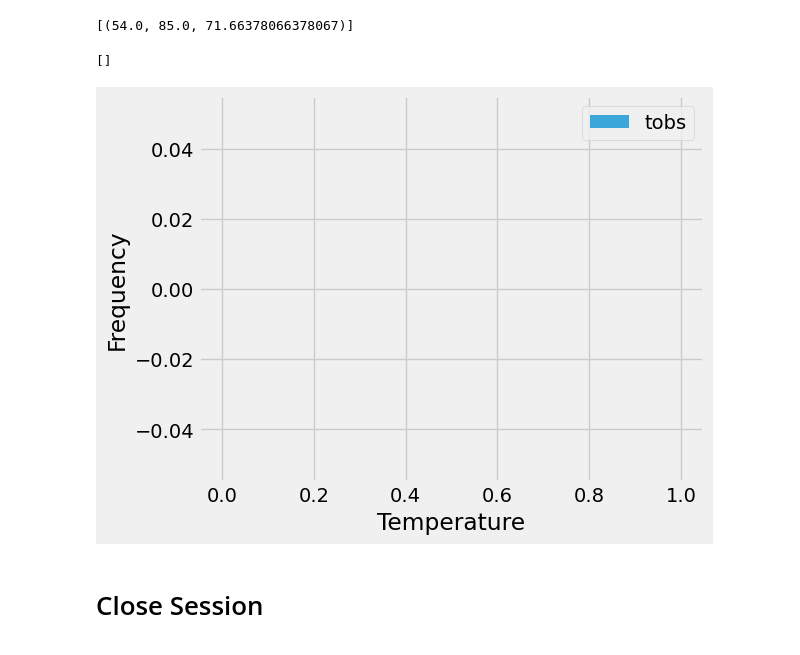
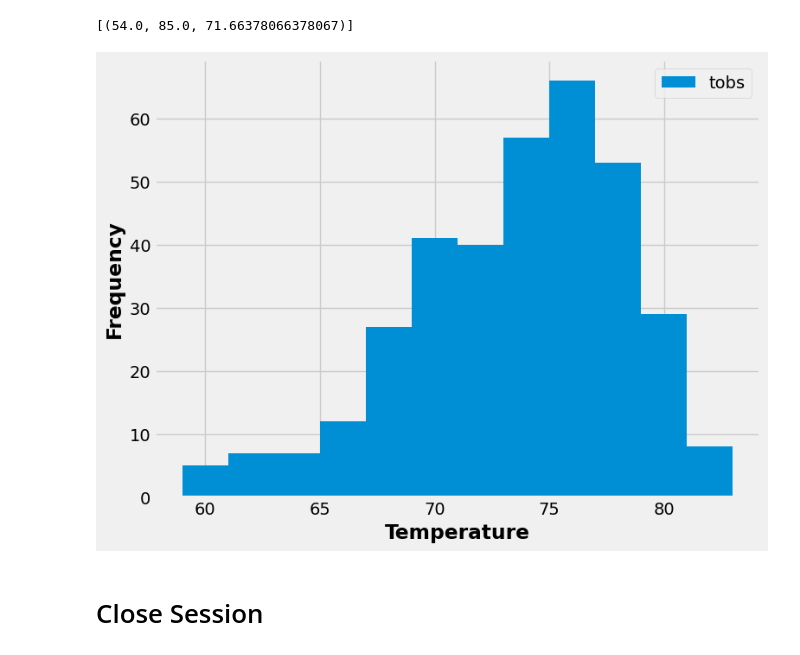
Before and after one commit to ryandenninger7/sqlalchemy-challenge, a Jupyter notebook: SurfsUp/climate.ipynb, the cells around one changed output. Drawn from its saved outputs; the diff is of its cells as text; code cells hidden in the pictures.

```diff
--- a/SurfsUp/climate.ipynb
+++ b/SurfsUp/climate.ipynb
@@ -123,29 +123,41 @@ station_list
  ('USC00518838', 511)]
 # %%
 # Using the most active station id from the previous query, calculate the lowest, highest, and average temperature.
-most_active_station_id = most_active_stations[0][0]
-temperature_stats = session.query(func.min(measurement.tobs), func.max(measurement.tobs), func.avg(measurement.tobs)).filter(measurement.station == most_active_station_id).all()
-[temperature_stats[0]]
+most_active_station_id = station_list[0][0]
+
+# Calculate the lowest, highest, and average temperature for the most active station
+temperature_stats = session.query(func.min(measurement.tobs).label('min_temp'),
+                                  func.max(measurement.tobs).label('max_temp'),
+                                  func.avg(measurement.tobs).label('avg_temp'))\
+                           .filter(measurement.station == most_active_station_id)\
+                           .all()
+
+temperature_stats_list = [(temperature_stats[0].min_temp,
+                            temperature_stats[0].max_temp,
+                            temperature_stats[0].avg_temp)]
+
+temperature_stats_list
 # %% [output]
 [(54.0, 85.0, 71.66378066378067)]
 # %%
 # Using the most active station id
 # Query the last 12 months of temperature observation data for this station and plot the results as a histogram
-most_active_station_id = most_active_stations[0][0]
-temperature_data = session.query(measurement.date, measurement.tobs)\
-    .filter(measurement.station == most_active_station_id, measurement.date >= (func.strftime('%Y-%m-%d', func.date('now', '-12 months'))))\
-    .all()
-print(temperature_data)
-temp_df = pd.DataFrame(temperature_data, columns=['Date', 'Temperature'])
-plt.hist(temp_df['Temperature'], bins=12, label='tobs', alpha=0.75)
-plt.xlabel('Temperature')
-plt.ylabel('Frequency')
+temperature_data = session.query(measurement.tobs)\
+                          .filter(measurement.station == most_active_station_id,
+                                  measurement.date >= one_year_ago.strftime('%Y-%m-%d'))\
+                          .all()
+# Save the query results as a list
+temperature_list = [temp[0] for temp in temperature_data]
+
+plt.figure(figsize=(8, 6))
+plt.hist(temperature_list, bins=12, label='tobs')
+plt.xlabel('Temperature', fontweight='bold')
+plt.ylabel('Frequency', fontweight='bold')
+plt.tight_layout()
 plt.legend()
-plt.tight_layout()
 plt.show()
 # %% [output]
-[]
-[figure, old version]
+[figure, new version]
 # %% [markdown]
 # Close Session
 # %%
```
